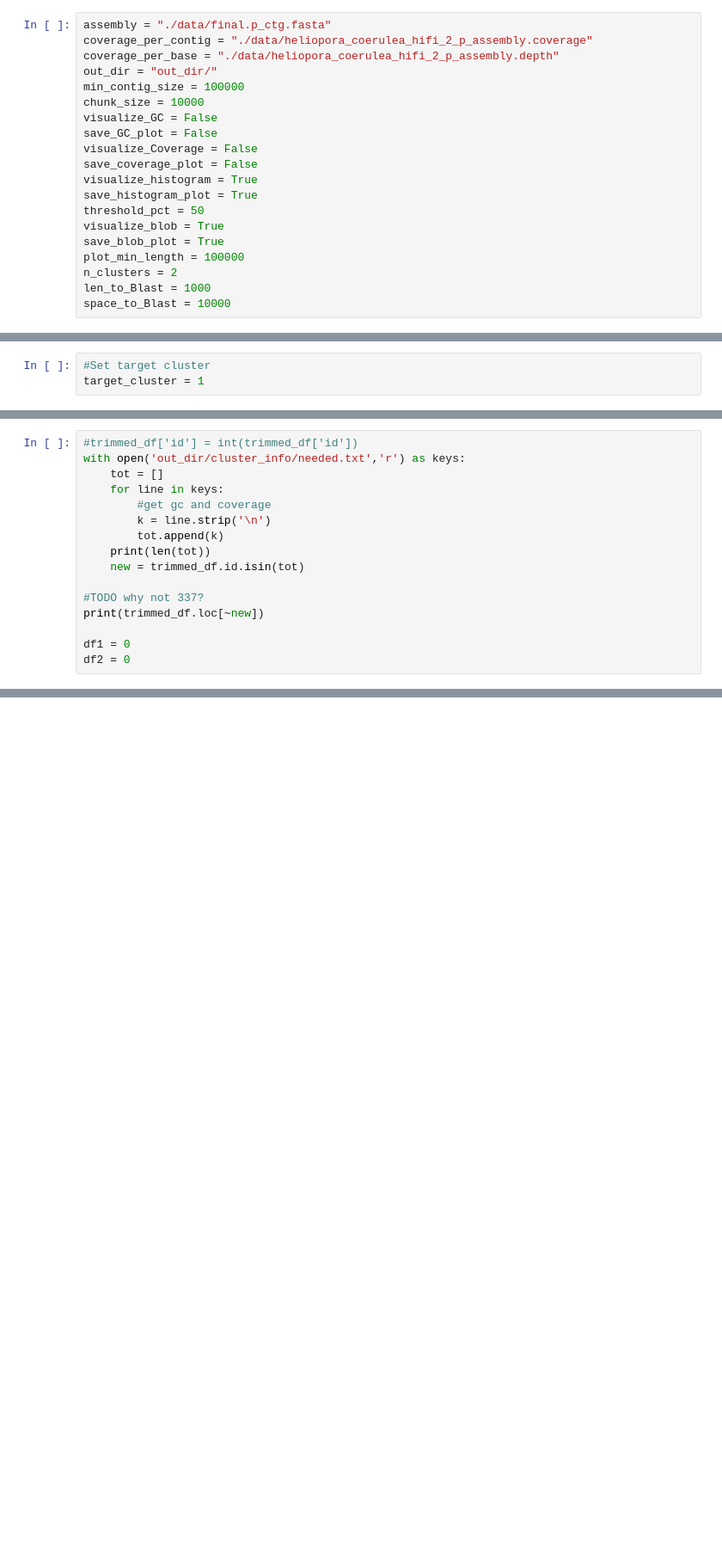
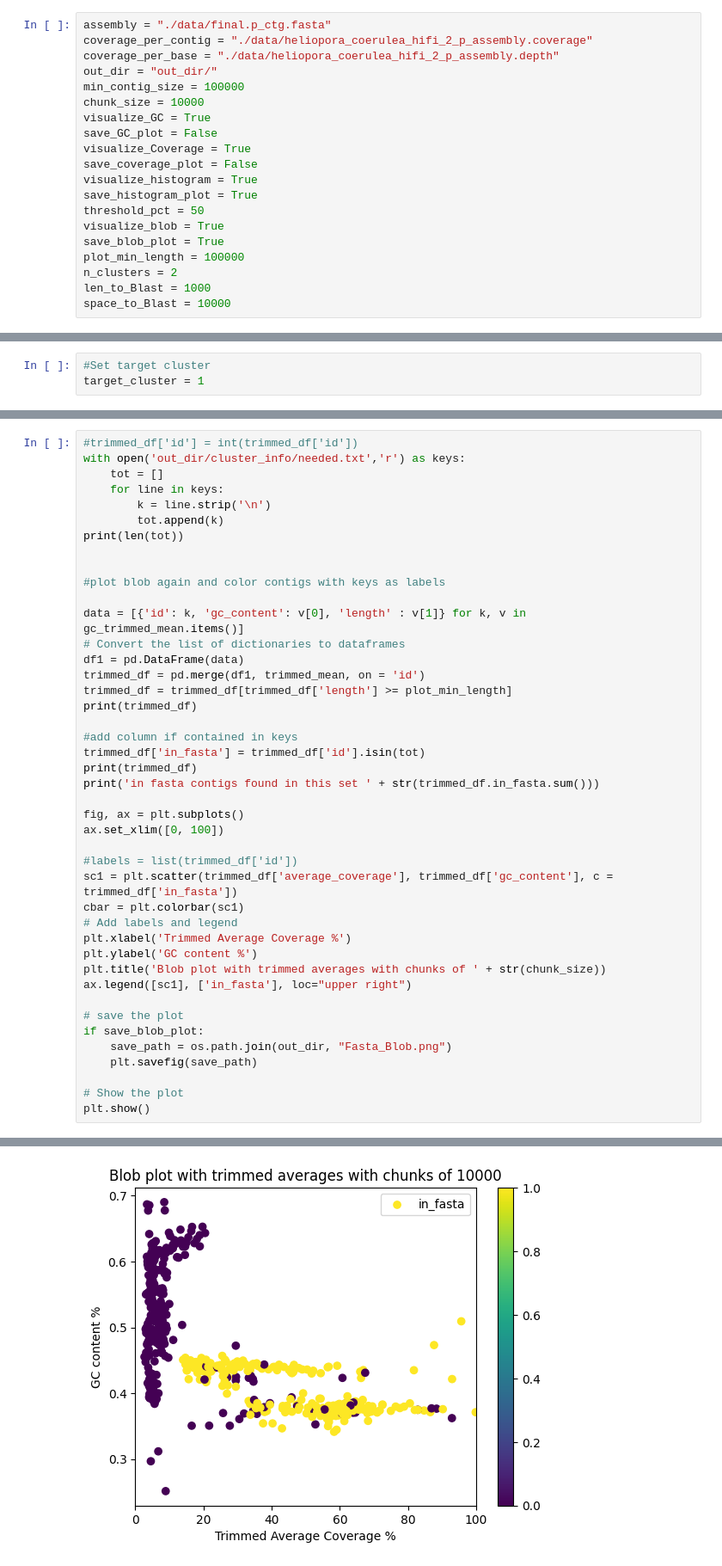
Before and after one commit to AlexanderFastner/Heliopora_coerulea_Processing, a Jupyter notebook: gc_vs_coverage.ipynb, the cells around one changed output, grey strips where cells are left out. Shown at 86% size. Saved outputs shown, nothing was run; the diff lists cells and outputs as text; blank space fills up the shorter version.

Commit message:
fasta blob

```diff
--- a/gc_vs_coverage.ipynb
+++ b/gc_vs_coverage.ipynb
@@ -49,9 +49,9 @@ coverage_per_base = "./data/heliopora_coerulea_hifi_2_p_assembly.depth"
 out_dir = "out_dir/"
 min_contig_size = 100000
 chunk_size = 10000
-visualize_GC = False
+visualize_GC = True
 save_GC_plot = False
-visualize_Coverage = False
+visualize_Coverage = True
 save_coverage_plot = False
 visualize_histogram = True
 save_histogram_plot = True
@@ -635,15 +643,42 @@ fasta.close()
 with open('out_dir/cluster_info/needed.txt','r') as keys:
     tot = []
     for line in keys:
-        #get gc and coverage
         k = line.strip('\n')
         tot.append(k)
-    print(len(tot))
-    new = trimmed_df.id.isin(tot)
+print(len(tot))
 
-#TODO why not 337?
-print(trimmed_df.loc[~new])
 
-df1 = 0
-df2 = 0
+#plot blob again and color contigs with keys as labels
+
+data = [{'id': k, 'gc_content': v[0], 'length' : v[1]} for k, v in gc_trimmed_mean.items()]
+# Convert the list of dictionaries to dataframes
+df1 = pd.DataFrame(data)
+trimmed_df = pd.merge(df1, trimmed_mean, on = 'id')
+trimmed_df = trimmed_df[trimmed_df['length'] >= plot_min_length]
+print(trimmed_df)
+
+#add column if contained in keys
+trimmed_df['in_fasta'] = trimmed_df['id'].isin(tot)
+print(trimmed_df)
+print('in fasta contigs found in this set ' + str(trimmed_df.in_fasta.sum()))
+
+fig, ax = plt.subplots()
+ax.set_xlim([0, 100])
+
+#labels = list(trimmed_df['id'])
+sc1 = plt.scatter(trimmed_df['average_coverage'], trimmed_df['gc_content'], c = trimmed_df['in_fasta'])
+cbar = plt.colorbar(sc1)
+# Add labels and legend
+plt.xlabel('Trimmed Average Coverage %')
+plt.ylabel('GC content %')
+plt.title('Blob plot with trimmed averages with chunks of ' + str(chunk_size))
+ax.legend([sc1], ['in_fasta'], loc="upper right")
+
+# save the plot
+if save_blob_plot:
+    save_path = os.path.join(out_dir, "Fasta_Blob.png")
+    plt.savefig(save_path)
+
+# Show the plot
+plt.show()
 # %% [output]
@@ -650,0 +702 @@ TypeError: cannot convert the series to <class 'int'>
+[figure, added]
```
Also changed, not shown: parts of 6 cells of this notebook, 2 other files.
